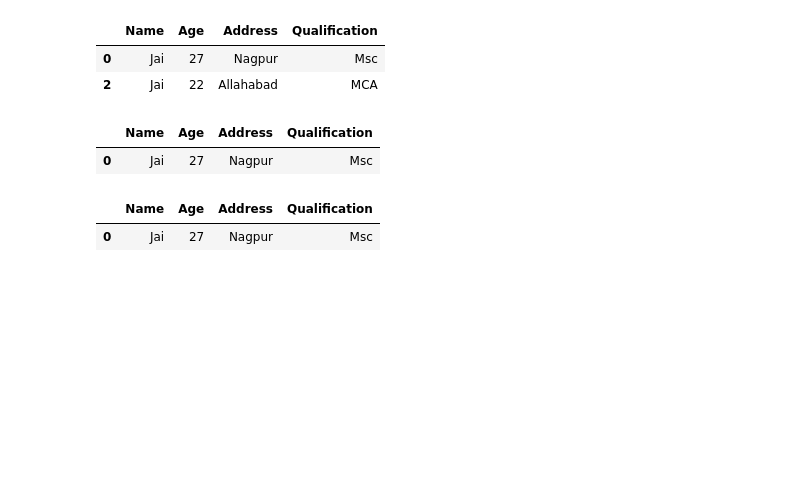
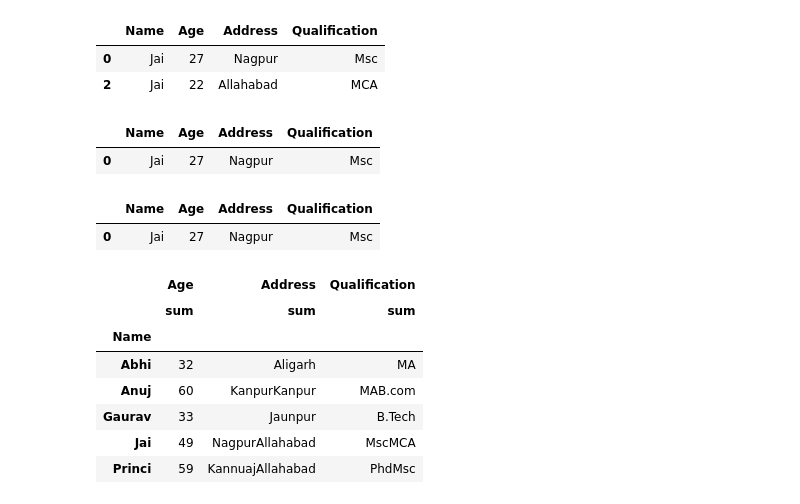
Before and after one commit to dipak1920basnet/Data_Science, a Jupyter notebook: week_3/19/split.ipynb, the cells around one changed output. Saved outputs shown, nothing was run; the diff lists cells and outputs as text; code cells hidden in the pictures; blank space fills up the shorter version.

```diff
--- a/week_3/19/split.ipynb
+++ b/week_3/19/split.ipynb
@@ -164,0 +169,14 @@ grouping.get_group(("Jai","Msc"))
+# %%
+# for single grouping
+datas = df.groupby(["Name"])
+
+datas.aggregate([np.sum])
+# %% [output]
+|  | Age | Address | Qualification |
+|  | sum | sum | sum |
+| Name |  |  |  |
+| Abhi | 32 | Aligarh | MA |
+| Anuj | 60 | KanpurKanpur | MAB.com |
+| Gaurav | 33 | Jaunpur | B.Tech |
+| Jai | 49 | NagpurAllahabad | MscMCA |
+| Princi | 59 | KannuajAllahabad | PhdMsc |
```
Also changed, not shown: parts of 5 cells of this notebook.
